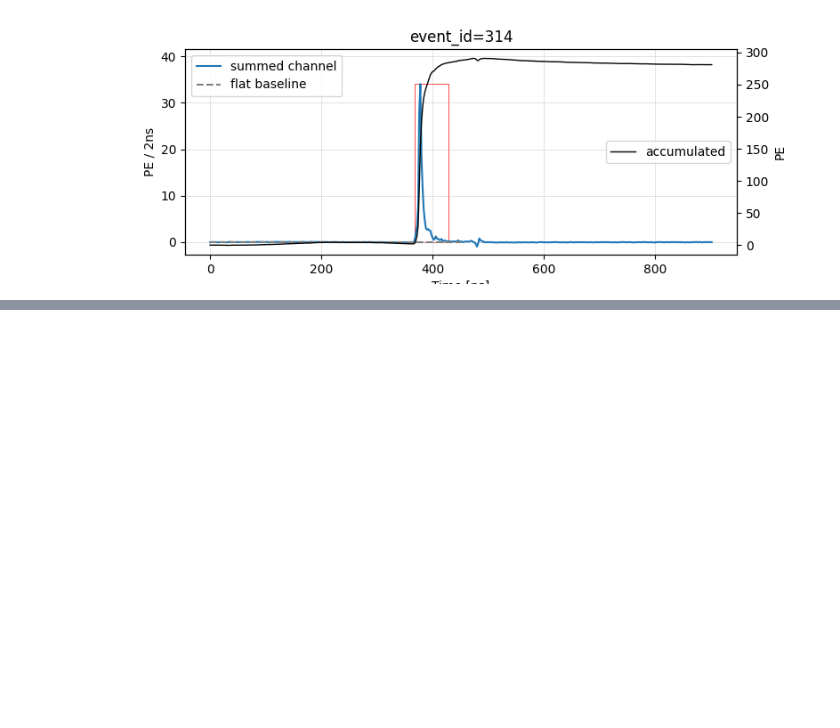
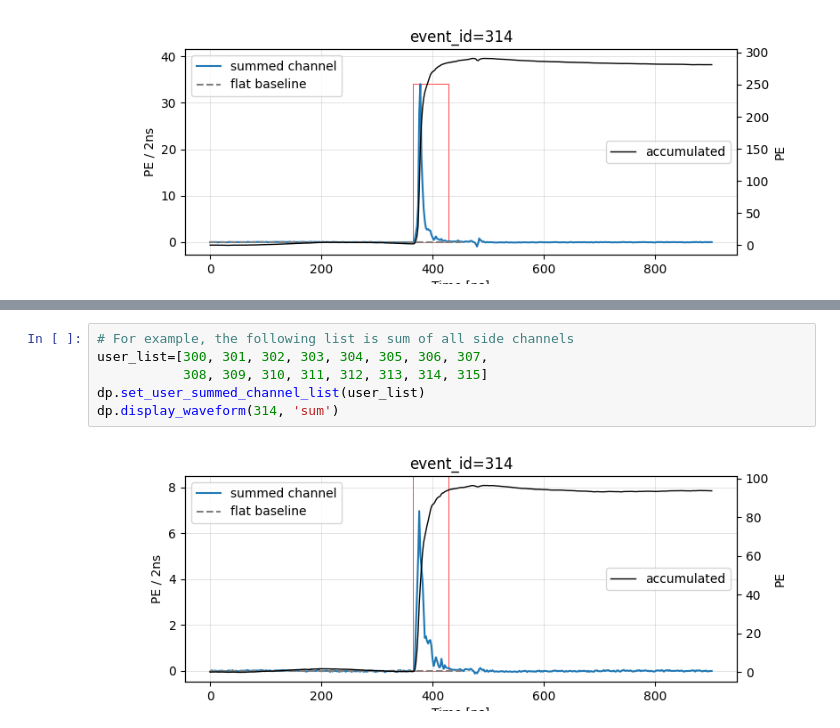
Before and after one commit to BNLIF/drop, a Jupyter notebook: tools/event_display_example.ipynb, the cells around one changed output, grey strips where cells are left out. Drawn from its saved outputs; the diff is of its cells as text; blank space fills up the shorter version.

```diff
--- a/tools/event_display_example.ipynb
+++ b/tools/event_display_example.ipynb
@@ -70,0 +87,8 @@ dp.display_waveform(314, 'sum')
+# %%
+# For example, the following list is sum of all side channels
+user_list=[300, 301, 302, 303, 304, 305, 306, 307,
+           308, 309, 310, 311, 312, 313, 314, 315]
+dp.set_user_summed_channel_list(user_list)
+dp.display_waveform(314, 'sum')
+# %% [output]
+[figure, added]
```
Also changed, not shown: parts of 2 cells of this notebook.
